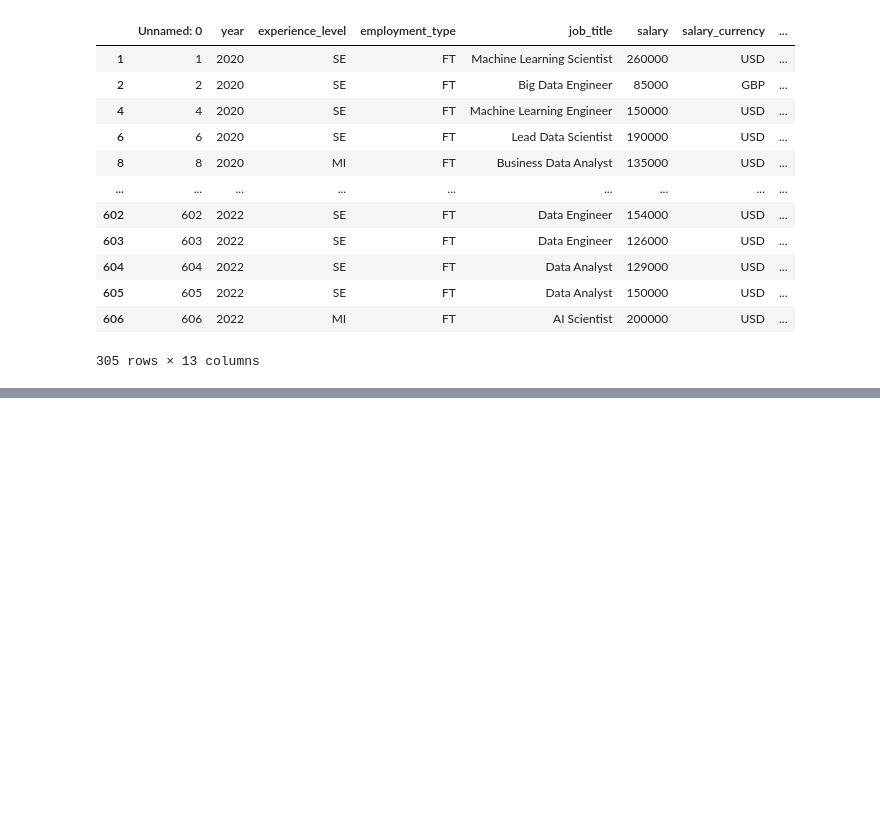
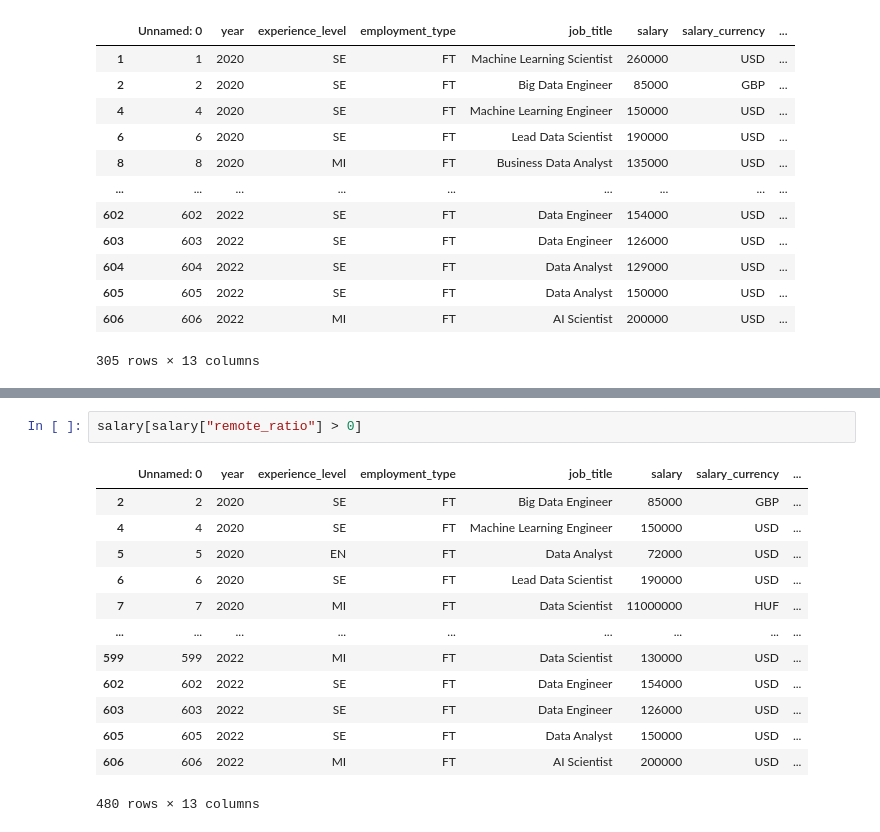
Before and after one commit to mocacookiecrubmle/pandas, a Jupyter notebook: Exploratory_data_analysis_with_Pandas.ipynb, the cells around one changed output, grey strips where cells are left out. Cells and saved outputs as stored; diff of their text form; blank space fills up the shorter version.

```diff
--- a/Exploratory_data_analysis_with_Pandas.ipynb
+++ b/Exploratory_data_analysis_with_Pandas.ipynb
@@ -424,0 +456,16 @@ salary[salary["salary_in_usd"]> 100000]
+# %%
+salary[salary["remote_ratio"] > 0]
+# %% [output]
+|  | Unnamed: 0 | year | experience_level | employment_type | job_title | salary | salary_currency | ... |
+| 2 | 2 | 2020 | SE | FT | Big Data Engineer | 85000 | GBP | ... |
+| 4 | 4 | 2020 | SE | FT | Machine Learning Engineer | 150000 | USD | ... |
+| 5 | 5 | 2020 | EN | FT | Data Analyst | 72000 | USD | ... |
+| 6 | 6 | 2020 | SE | FT | Lead Data Scientist | 190000 | USD | ... |
+| 7 | 7 | 2020 | MI | FT | Data Scientist | 11000000 | HUF | ... |
+| ... | ... | ... | ... | ... | ... | ... | ... | ... |
+| 599 | 599 | 2022 | MI | FT | Data Scientist | 130000 | USD | ... |
+| 602 | 602 | 2022 | SE | FT | Data Engineer | 154000 | USD | ... |
+| 603 | 603 | 2022 | SE | FT | Data Engineer | 126000 | USD | ... |
+| 605 | 605 | 2022 | SE | FT | Data Analyst | 150000 | USD | ... |
+| 606 | 606 | 2022 | MI | FT | AI Scientist | 200000 | USD | ... |
+480 rows × 13 columns
```
Also changed, not shown: parts of 11 cells of this notebook.
